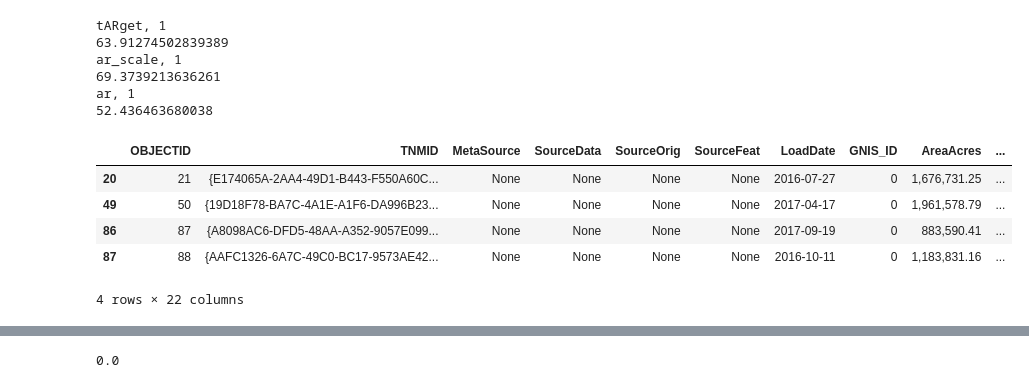
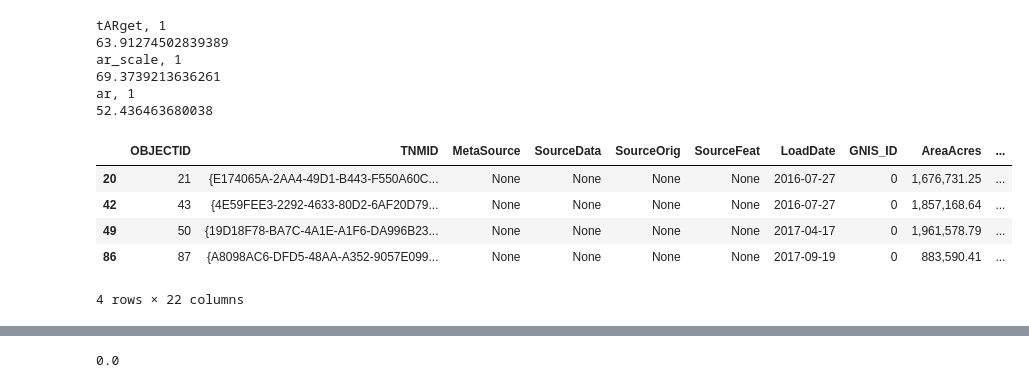
Before and after one commit to CW3E/CO_top-decile_precip_ARs_code, a Jupyter notebook: analysis/fig3_ar_fraction_extreme_prec.ipynb, the cells around one changed output, grey strips where cells are left out. Saved outputs shown, nothing was run; the diff lists cells and outputs as text; code cells hidden in the pictures.

```diff
--- a/analysis/fig3_ar_fraction_extreme_prec.ipynb
+++ b/analysis/fig3_ar_fraction_extreme_prec.ipynb
@@ -167,25 +167,26 @@ ar, 1
 # %%
 HUC8_ID_lst = [14050001, ## upper yampa
                # 14050005, ## upper white
                # 14050002, ## lower yampa
                # 14080104, ## animas (San Juans),
                # 14030002, ## upper dolores
                13010001, ## rio grande headwaters
                # 11020002, ## arkansas - Pueblo Reservoir
                # 10190005 ## St. Vrain (Boulder)
                # 14030005, ## 'Upper Colorado-Kane Springs'
-               10190002, ## 'Upper South Platte'
+               14010001, ## Colorado Headwaters
+               # 10190002, ## 'Upper South Platte'
                11020001 ## Arkansas Headwaters
               ]
 idx = (polys.HUC8 == str(HUC8_ID_lst[0])) | (polys.HUC8 == str(HUC8_ID_lst[1])) | (polys.HUC8 == str(HUC8_ID_lst[2])) | (polys.HUC8 == str(HUC8_ID_lst[3]))
 tmp =  polys[idx]
 tmp
 # %% [output]
 |  | OBJECTID | TNMID | MetaSource | SourceData | SourceOrig | SourceFeat | LoadDate | GNIS_ID | AreaAcres | ... |
 | 20 | 21 | {E174065A-2AA4-49D1-B443-F550A60C... | None | None | None | None | 2016-07-27 | 0 | 1,676,731.25 | ... |
+| 42 | 43 | {4E59FEE3-2292-4633-80D2-6AF20D79... | None | None | None | None | 2016-07-27 | 0 | 1,857,168.64 | ... |
 | 49 | 50 | {19D18F78-BA7C-4A1E-A1F6-DA996B23... | None | None | None | None | 2017-04-17 | 0 | 1,961,578.79 | ... |
 | 86 | 87 | {A8098AC6-DFD5-48AA-A352-9057E099... | None | None | None | None | 2017-09-19 | 0 | 883,590.41 | ... |
-| 87 | 88 | {AAFC1326-6A7C-49C0-BC17-9573AE42... | None | None | None | None | 2016-10-11 | 0 | 1,183,831.16 | ... |
 4 rows × 22 columns
 # %%
 polys.sort_values(by=['ar_scale'])
```
Also changed, not shown: parts of 3 cells of this notebook, 21 other files.
